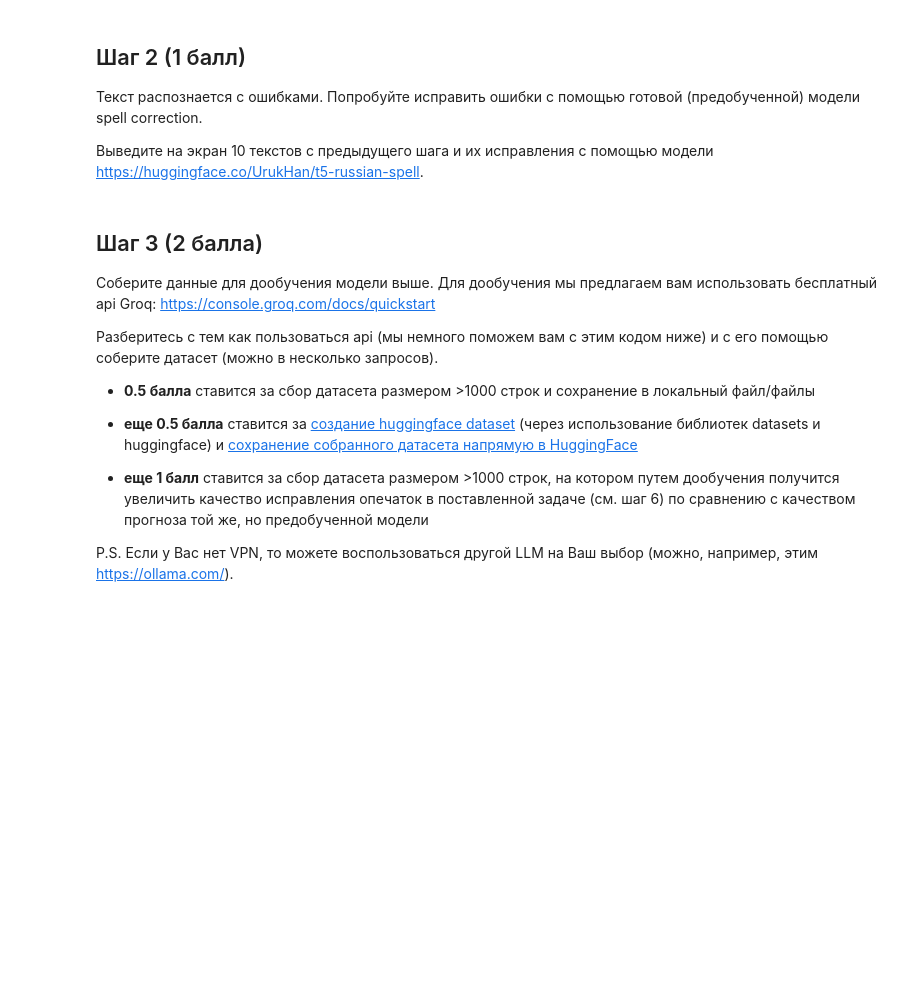
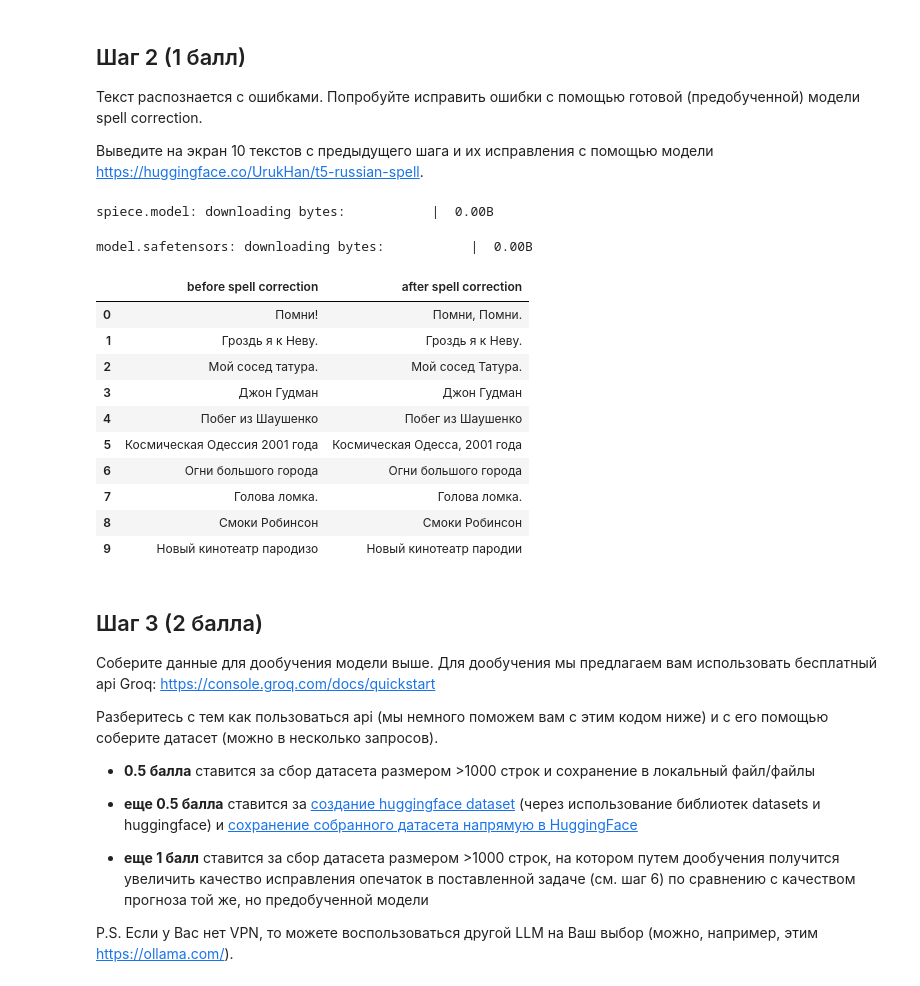
Before and after one commit to just-hw/GEN_HW1, a Jupyter notebook: Hometasks/Base/GenDL_HT1_base_2026.ipynb, the cells around one changed output. Drawn from its saved outputs; the diff is of its cells as text; code cells hidden in the pictures; blank space fills up the shorter version.

```diff
--- a/Hometasks/Base/GenDL_HT1_base_2026.ipynb
+++ b/Hometasks/Base/GenDL_HT1_base_2026.ipynb
@@ -112,3 +210,38 @@ for i, url in enumerate(tqdm.tqdm(df["url"])):
+# %%
+from transformers import AutoModelForSeq2SeqLM, T5TokenizerFast
+
+sc_tokenizer = T5TokenizerFast.from_pretrained("UrukHan/t5-russian-spell")
+sc_model = AutoModelForSeq2SeqLM.from_pretrained("UrukHan/t5-russian-spell")
+MAX_INPUT = 512
+# %% [output]
+spiece.model: downloading bytes:           |  0.00B
+model.safetensors: downloading bytes:           |  0.00B
+# %%
+input_sequences = sample['transcription'].tolist()
+encoded = sc_tokenizer(
+  input_sequences,
+  padding="longest",
+  max_length=MAX_INPUT,
+  truncation=True,
+  return_tensors="pt",
+)
+predicts = sc_model.generate(**encoded)
+sample_sc = sc_tokenizer.batch_decode(predicts, skip_special_tokens=True)  # Декодируем данные
+# %%
+pd.DataFrame({"before spell correction": input_sequences,
+              "after spell correction": sample_sc})
+# %% [output]
+|  | before spell correction | after spell correction |
+| 0 | Помни! | Помни, Помни. |
+| 1 | Гроздь я к Неву. | Гроздь я к Неву. |
+| 2 | Мой сосед татура. | Мой сосед Татура. |
+| 3 | Джон Гудман | Джон Гудман |
+| 4 | Побег из Шаушенко | Побег из Шаушенко |
+| 5 | Космическая Одессия 2001 года | Космическая Одесса, 2001 года |
+| 6 | Огни большого города | Огни большого города |
+| 7 | Голова ломка. | Голова ломка. |
+| 8 | Смоки Робинсон | Смоки Робинсон |
+| 9 | Новый кинотеатр пародизо | Новый кинотеатр пародии |
 # %% [markdown]
 ## Шаг 3 (2 балла)
 
```
Also changed, not shown: parts of 12 cells of this notebook.
